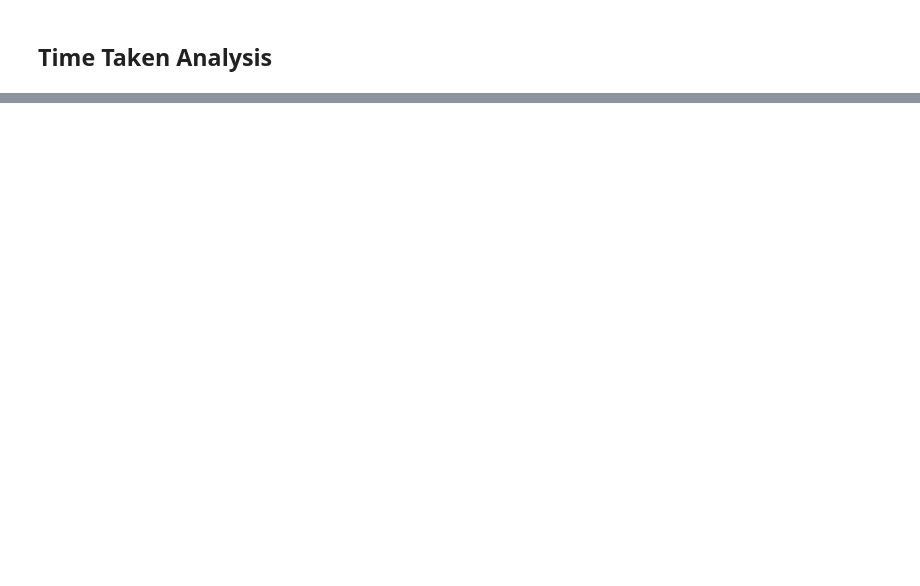
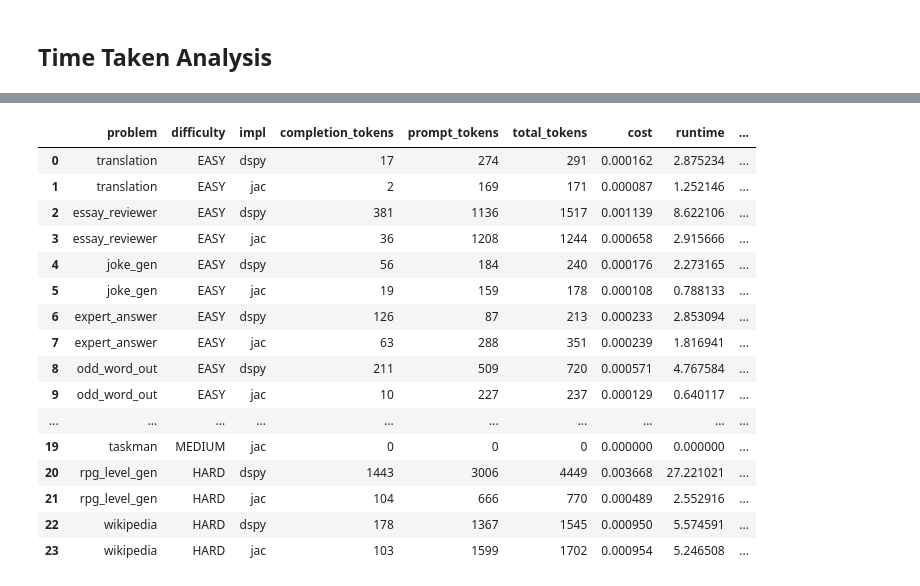
Before and after one commit to Jaseci-Labs/mtllm-evaluation, a Jupyter notebook: analysis.ipynb, the cells around one changed output, grey strips where cells are left out. Cells and saved outputs as stored; diff of their text form; code cells hidden in the pictures; blank space fills up the shorter version.

```diff
--- a/analysis.ipynb
+++ b/analysis.ipynb
@@ -400,0 +382,20 @@ wikipedia dspy 20.572166717999966
+# %%
+combined_df
+# %% [output]
+|  | problem | difficulty | impl | completion_tokens | prompt_tokens | total_tokens | cost | runtime | ... |
+| 0 | translation | EASY | dspy | 17 | 274 | 291 | 0.000162 | 2.875234 | ... |
+| 1 | translation | EASY | jac | 2 | 169 | 171 | 0.000087 | 1.252146 | ... |
+| 2 | essay_reviewer | EASY | dspy | 381 | 1136 | 1517 | 0.001139 | 8.622106 | ... |
+| 3 | essay_reviewer | EASY | jac | 36 | 1208 | 1244 | 0.000658 | 2.915666 | ... |
+| 4 | joke_gen | EASY | dspy | 56 | 184 | 240 | 0.000176 | 2.273165 | ... |
+| 5 | joke_gen | EASY | jac | 19 | 159 | 178 | 0.000108 | 0.788133 | ... |
+| 6 | expert_answer | EASY | dspy | 126 | 87 | 213 | 0.000233 | 2.853094 | ... |
+| 7 | expert_answer | EASY | jac | 63 | 288 | 351 | 0.000239 | 1.816941 | ... |
+| 8 | odd_word_out | EASY | dspy | 211 | 509 | 720 | 0.000571 | 4.767584 | ... |
+| 9 | odd_word_out | EASY | jac | 10 | 227 | 237 | 0.000129 | 0.640117 | ... |
+| ... | ... | ... | ... | ... | ... | ... | ... | ... | ... |
+| 19 | taskman | MEDIUM | jac | 0 | 0 | 0 | 0.000000 | 0.000000 | ... |
+| 20 | rpg_level_gen | HARD | dspy | 1443 | 3006 | 4449 | 0.003668 | 27.221021 | ... |
+| 21 | rpg_level_gen | HARD | jac | 104 | 666 | 770 | 0.000489 | 2.552916 | ... |
+| 22 | wikipedia | HARD | dspy | 178 | 1367 | 1545 | 0.000950 | 5.574591 | ... |
+| 23 | wikipedia | HARD | jac | 103 | 1599 | 1702 | 0.000954 | 5.246508 | ... |
```
Also changed, not shown: parts of 12 cells of this notebook, 36 other files.
